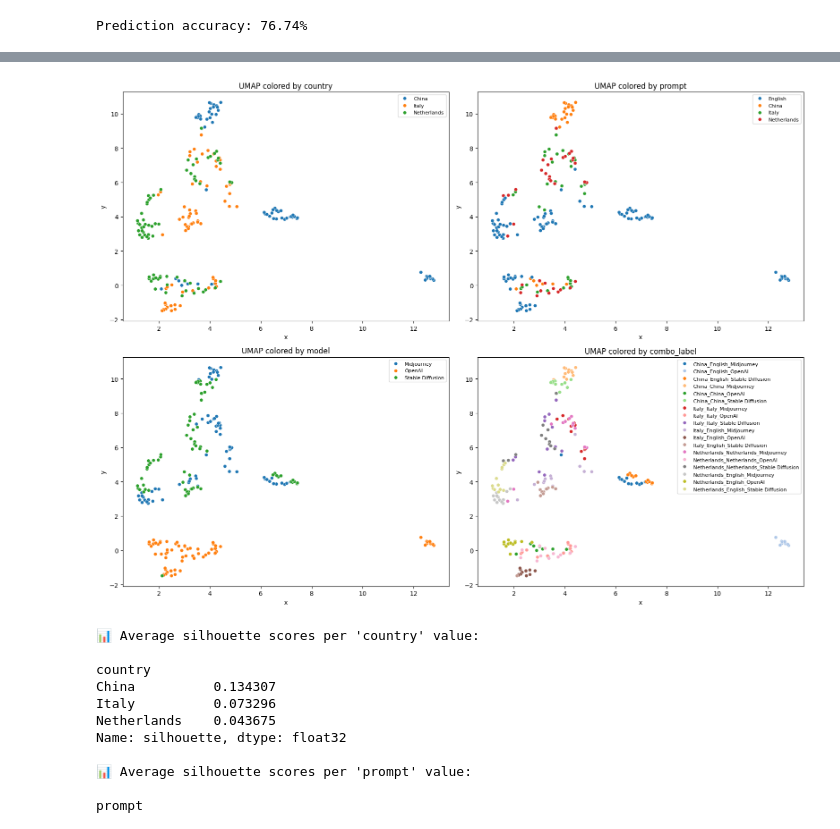
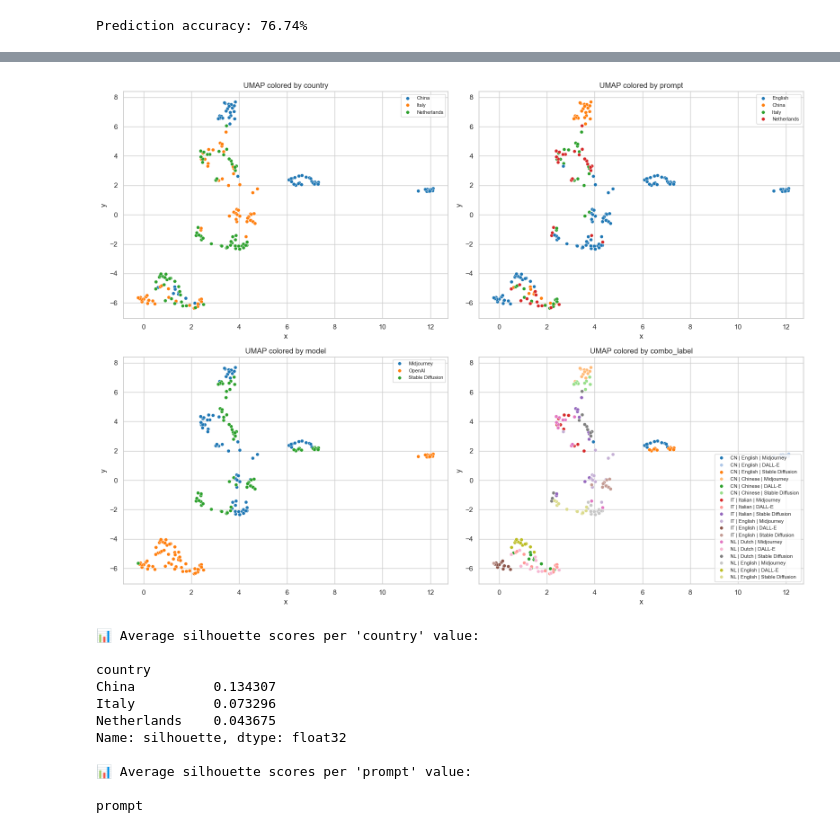
Before and after one commit to traopia/GenAI-political-portraits, a Jupyter notebook: analysis.ipynb, the cells around one changed output, grey strips where cells are left out. Drawn from its saved outputs; the diff is of its cells as text; code cells hidden in the pictures.

```diff
--- a/analysis.ipynb
+++ b/analysis.ipynb
@@ -190,7 +171,5 @@ def compute_accuracy_tables(df):
 
     return acc_by_country, acc_by_model, acc_by_prompt, acc_by_all
 
+df["combo_label"] = df["country"].str.replace("China", "CN").str.replace("Italy", "IT").str.replace("Netherlands", "NL") + " | " + df["prompt"].str.replace("China", "Chinese").str.replace("Italy", "Italian").str.replace("Netherlands", "Dutch") + " | " + df["model"].str.replace("OpenAI", "DALL-E")
 acc_by_country, acc_by_model, acc_by_prompt, acc_by_all = compute_accuracy_tables(df)
-# %%
-df["combo_label"] = df["country"] + "_" + df["prompt"] + "_" + df["model"]
-acc_by_all
@@ -335,6 +298,6 @@ def plot_embeddings_with_double_borders(df, figsize=(20, 15), dot_size=100):
     plt.tight_layout()
     plt.show()
 # %%
-#df = reduce_embeddings(df, method='umap')
+df = reduce_embeddings(df, method='umap')
 plot_embeddings_with_double_borders(df)
 # %% [output]
@@ -342,3 +306,5 @@ plot_embeddings_with_double_borders(df)
+# %%
+def plot_clusters(df):
 # %%
 from sklearn.metrics import silhouette_score
 import numpy as np
@@ -384,24 +334,26 @@ df
 # %%
 import umap
 import matplotlib.pyplot as plt
 import seaborn as sns
 
+def plot_clusters(df):
 
+    # Visualize by country, prompt, model, or combo
+    fig, axes = plt.subplots(2, 2, figsize=(16, 12))
+    for ax, col in zip(axes.flat, ["country", "prompt", "model", "combo_label"]):
+        if col == "combo_label":
+            sns.scatterplot(data=df, x="x", y="y", hue=col, ax=ax, palette="tab20", s=30)
+        else:
 
-# Visualize by country, prompt, model, or combo
-fig, axes = plt.subplots(2, 2, figsize=(16, 12))
-for ax, col in zip(axes.flat, ["country", "prompt", "model", "combo_label"]):
-    if col == "combo_label":
-        sns.scatterplot(data=df, x="x", y="y", hue=col, ax=ax, palette="tab20", s=30)
-    else:
-        sns.scatterplot(data=df, x="x", y="y", hue=col, ax=ax, palette="tab10", s=30)
-    ax.set_title(f"UMAP colored by {col}")
-    ax.legend(loc="best", fontsize=8)
+            sns.scatterplot(data=df, x="x", y="y", hue=col, ax=ax, palette="tab10", s=30)
+        ax.set_title(f"UMAP colored by {col}")
+        ax.legend(loc="best", fontsize=8)
 
-plt.tight_layout()
-plt.show()
+    plt.tight_layout()
+    plt.show()
+    plt.savefig("results/embeddings_umap_clusters.png")
 # %% [output]
-[figure, old version]
+[figure, new version]
 # %%
 from sklearn.metrics import silhouette_samples
 from sklearn.preprocessing import LabelEncoder
```
Also changed, not shown: parts of 10 cells of this notebook, 9 other files.
